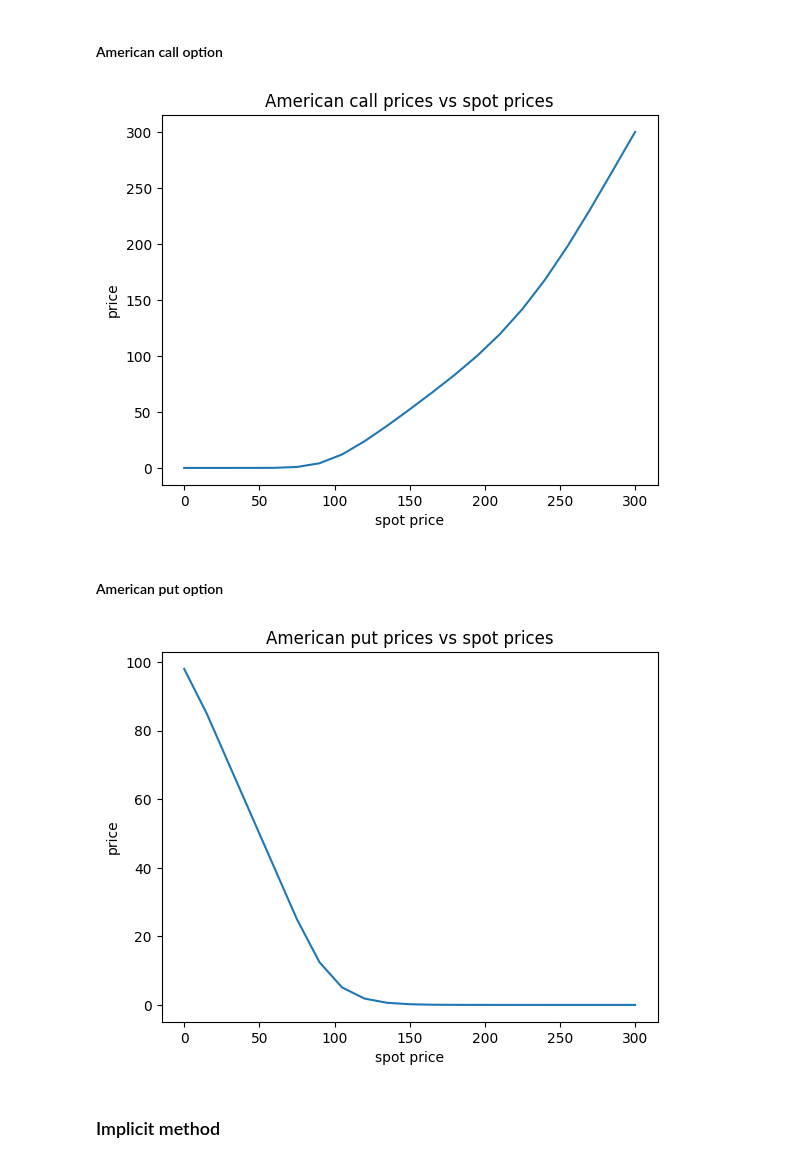
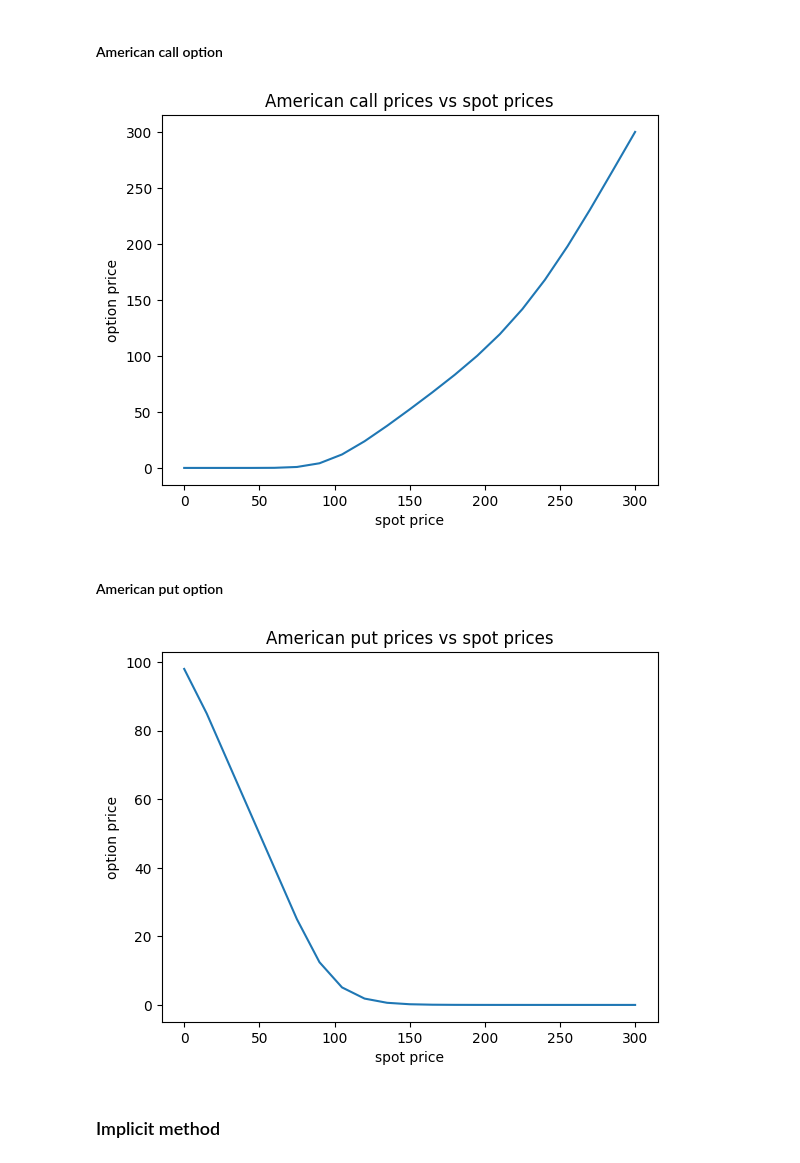
Before and after one commit to Awaish0419/FiniteDifferencePDE, a Jupyter notebook: VanillaOptionFiniteDifferencePDE.ipynb, the cells around one changed output. Drawn from its saved outputs; the diff is of its cells as text; code cells hidden in the pictures.

```diff
--- a/VanillaOptionFiniteDifferencePDE.ipynb
+++ b/VanillaOptionFiniteDifferencePDE.ipynb
@@ -368,23 +368,23 @@ max_S = 3 * K
 # %%
 American_call_prices_explicit = calculate_prices_explicit(T, r, sigma, K, M, N, isEuropean, isCall, max_S)
 
 spot_prices = []
 spot_price = 0
 step = max_S / N
 for i in range(N + 1):
   spot_prices.append(spot_price)
   spot_price += step
 
 plt.plot(spot_prices, American_call_prices_explicit)
 
 plt.title('American call prices vs spot prices')
 plt.xlabel('spot price')
-plt.ylabel('price')
+plt.ylabel('option price')
 
 plt.show()
 plt.close()
 # %% [output]
-[figure, old version]
+[figure, new version]
 # %% [markdown]
 #### American put option
 # %%
@@ -420,12 +420,12 @@ plt.plot(spot_prices, American_put_prices_explicit)
 
 plt.title('American put prices vs spot prices')
 plt.xlabel('spot price')
-plt.ylabel('price')
+plt.ylabel('option price')
 
 plt.show()
 plt.close()
 # %% [output]
-[figure, old version]
+[figure, new version]
 # %% [markdown]
 ### Implicit method
 # %% [markdown]
```
Also changed, not shown: parts of 14 cells of this notebook.
